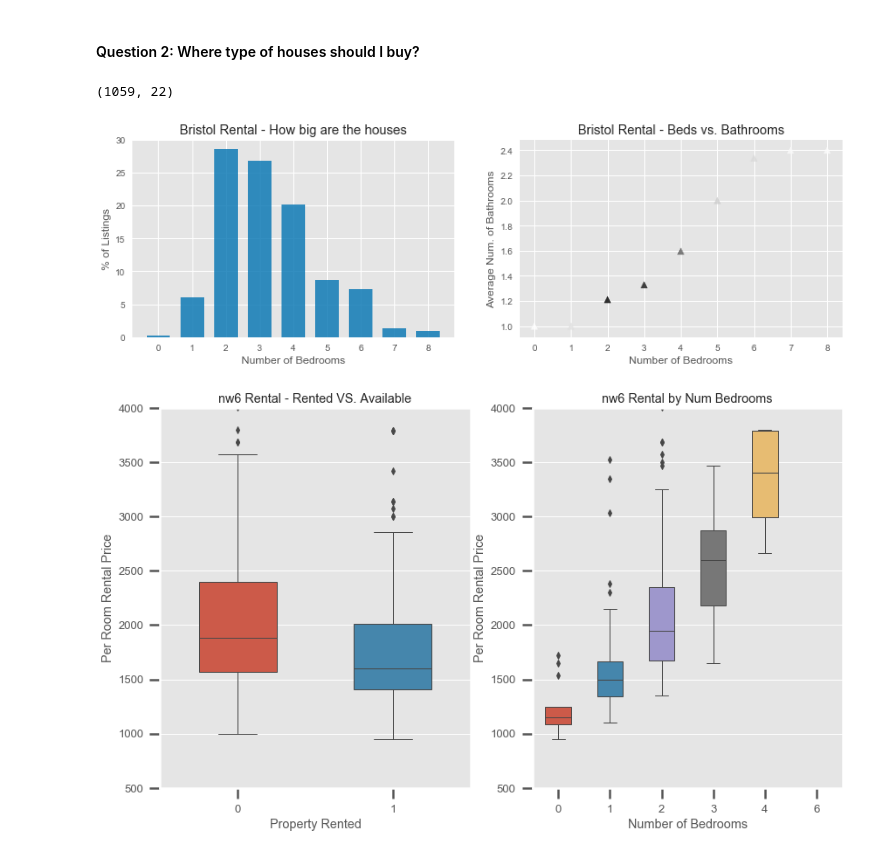
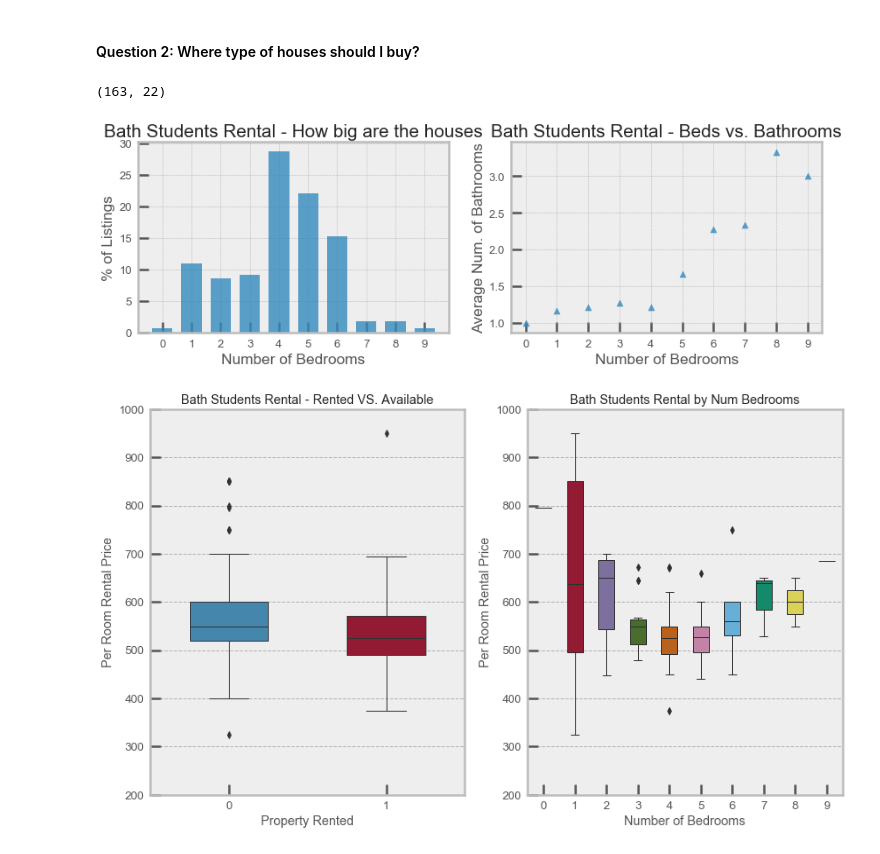
Before and after one commit to tinacliu/final_project, a Jupyter notebook: final_notebook.ipynb, the cells around one changed output. Cells and saved outputs as stored; diff of their text form; code cells hidden in the pictures.

```diff
--- a/final_notebook.ipynb
+++ b/final_notebook.ipynb
@@ -54,13 +71,13 @@ Name: post_town, dtype: object
 <h4>Question 2: Where type of houses should I buy?</h4>
 # %%
 region = df
-# region = df[(df['student'] == 1) | (df['shared_occu'] == 1)]
+region = df[(df['student'] == 1) | (df['shared_occu'] == 1)]
 
 region = region[(region['num_bathrooms'] != 0)]
 region = region[(region['num_bedrooms'] <= 10)]
 
 
-includes = ['Bristol']
+includes = ['Bath & N E Somerset']
 
 def matcher(x):
     for i in includes:
@@ -69,22 +86,23 @@ def matcher(x):
     else:
         return 0
 
-region['include'] = region['post_town'].apply(matcher)
+region['include'] = region['county'].apply(matcher)
 
 region = region[region['include']==1]
 region.shape
 # %% [output]
-(1059, 22)
+(163, 22)
 # %%
 grouped = data.getPerBedroomOvreview(region)
 # %%
-
-sns.set_palette("colorblind")
-title = 'Bristol'
+# sns.set_style("darkgrid")
+# sns.set_palette("colorblind")
+plt.style.use('bmh')
+title = 'Bath Students'
 gr.areaOverview(grouped,title)
 # %% [output]
-[figure, old version]
+[figure, new version]
 # %%
-gr.rentPriceGraphs(region,title,'rent_price',500,4_000)
+gr.rentPriceGraphs(region,title,'room_pm',200,1_000)
 # %% [output]
-[figure, old version]
+[figure, new version]
```
Also changed, not shown: parts of 38 cells of this notebook, 2 other files.
